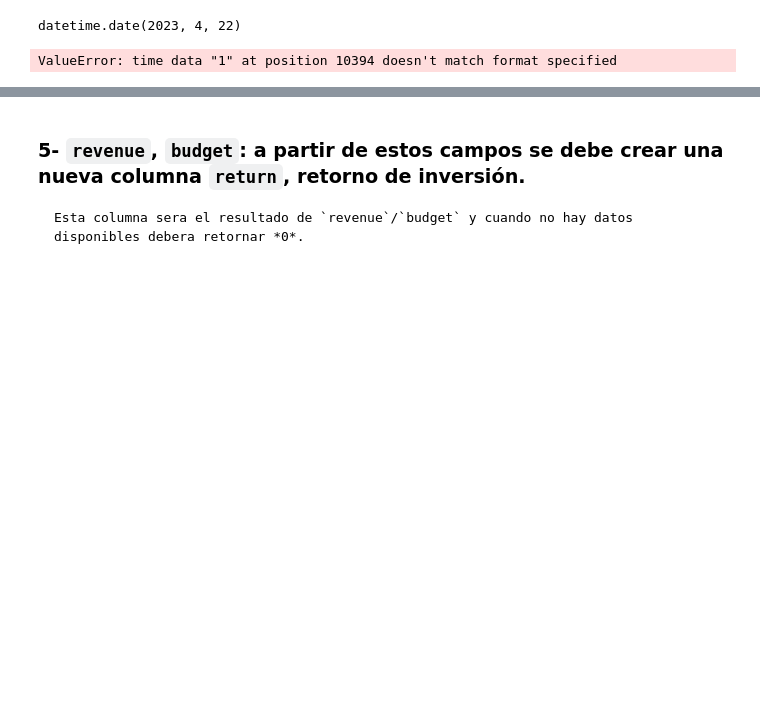
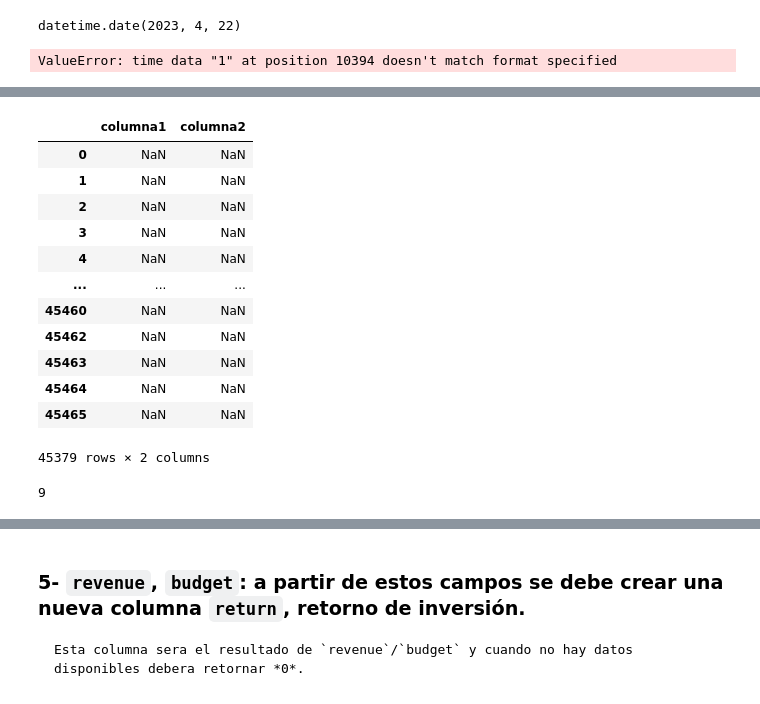
Before and after one commit to jmartindiaz/PI01_Henry, a Jupyter notebook: etl.ipynb, the cells around one changed output, grey strips where cells are left out. Cells and saved outputs as stored; diff of their text form; code cells hidden in the pictures; blank space fills up the shorter version.

```diff
--- a/etl.ipynb
+++ b/etl.ipynb
@@ -251,0 +250,23 @@ array([[' Rune Balot goes to a casino connected to the October corporation to tr
+# %%
+mv.reindex(columns=['columna1', 'columna2']) # con esto ordeno las columnas
+# %% [output]
+|  | columna1 | columna2 |
+| 0 | NaN | NaN |
+| 1 | NaN | NaN |
+| 2 | NaN | NaN |
+| 3 | NaN | NaN |
+| 4 | NaN | NaN |
+| ... | ... | ... |
+| 45460 | NaN | NaN |
+| 45462 | NaN | NaN |
+| 45463 | NaN | NaN |
+| 45464 | NaN | NaN |
+| 45465 | NaN | NaN |
+45379 rows × 2 columns
+# %%
+def tamaño(a):
+    return len(str(a))
+
+tamaño ('asdasdasd')
+# %% [output]
+9
```
Also changed, not shown: parts of 3 cells of this notebook.
